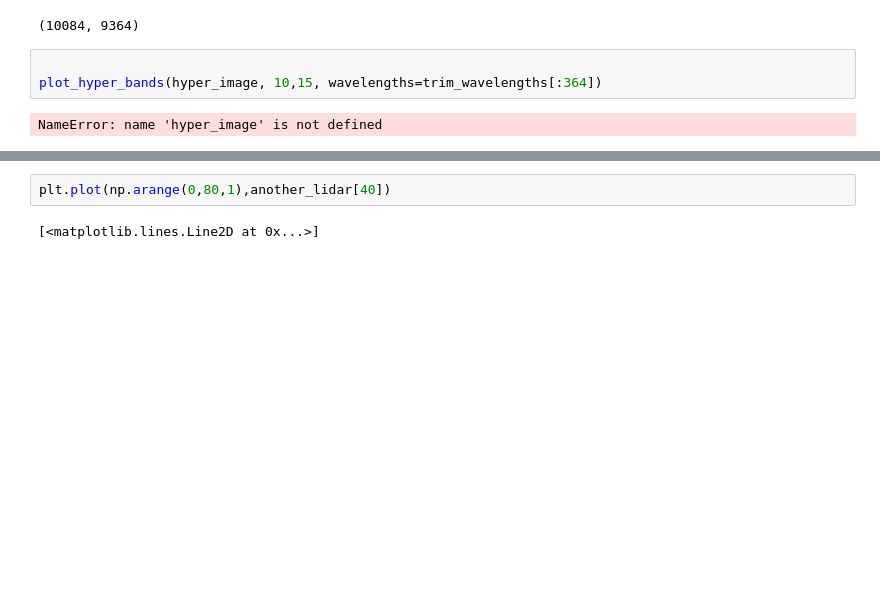
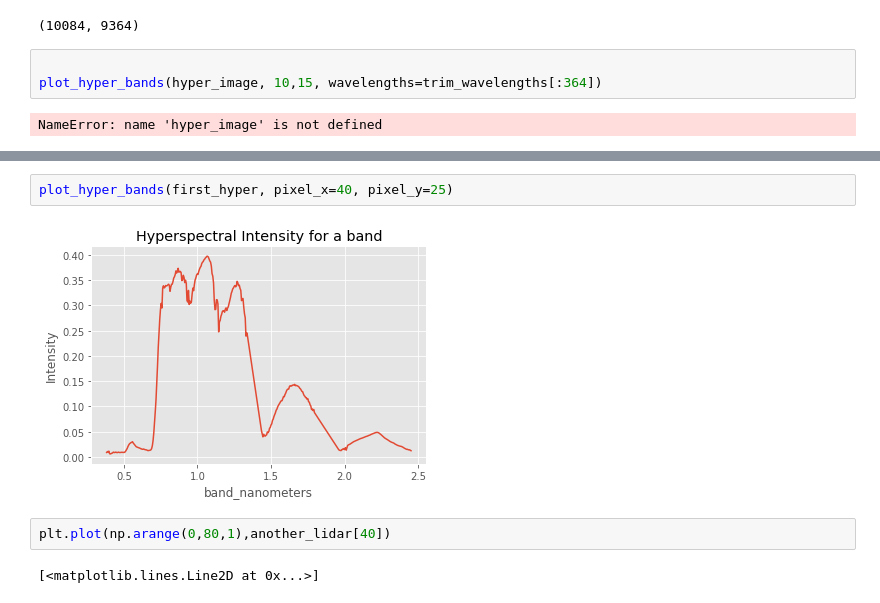
Before and after one commit to rachit-ranjan16/CrownSeg, a Jupyter notebook: Segmentation through Clustering.ipynb, the cells around one changed output, grey strips where cells are left out. Drawn from its saved outputs; the diff is of its cells as text; blank space fills up the shorter version.

```diff
--- a/Segmentation through Clustering.ipynb
+++ b/Segmentation through Clustering.ipynb
@@ -493,3 +530,7 @@ first_
+# %%
+plot_hyper_bands(first_hyper, pixel_x=40, pixel_y=25)
+# %% [output]
+[figure, added]
 # %%
 plt.plot(np.arange(0,80,1),another_lidar[40])
 # %% [output]
```
Also changed, not shown: parts of 10 cells of this notebook, 5 other files.
